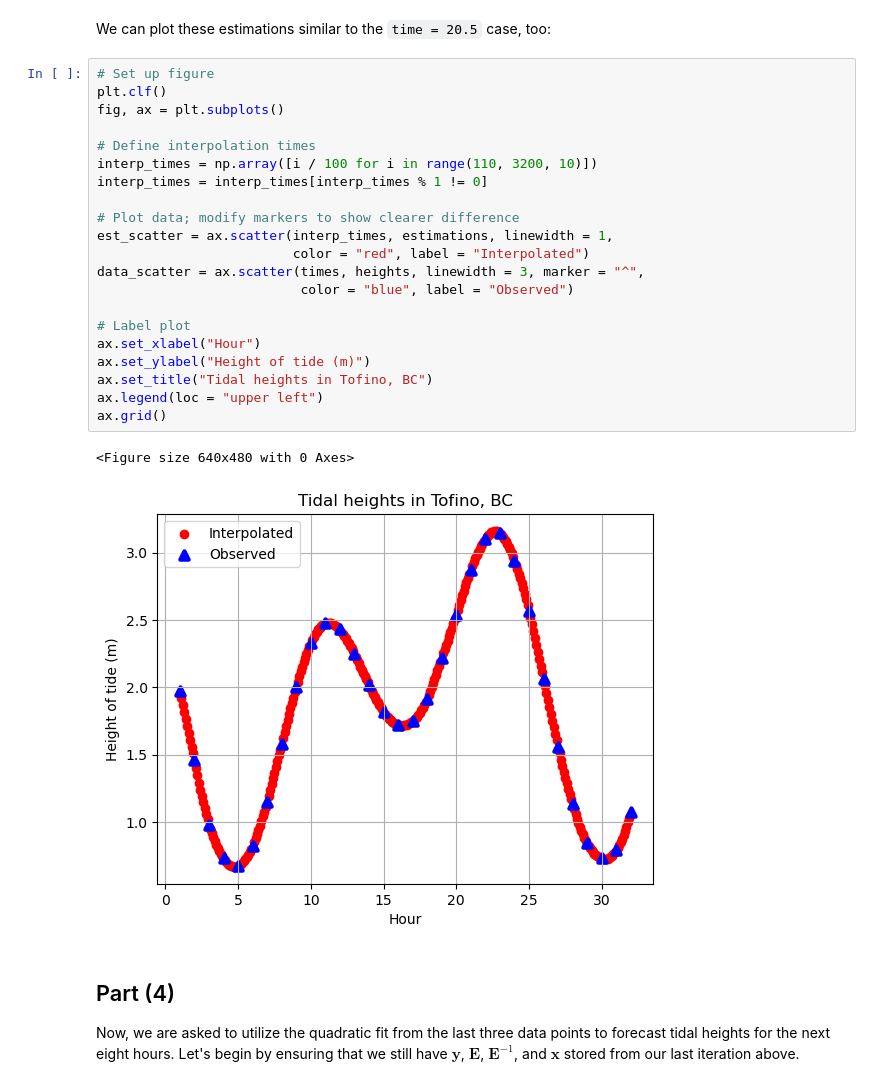
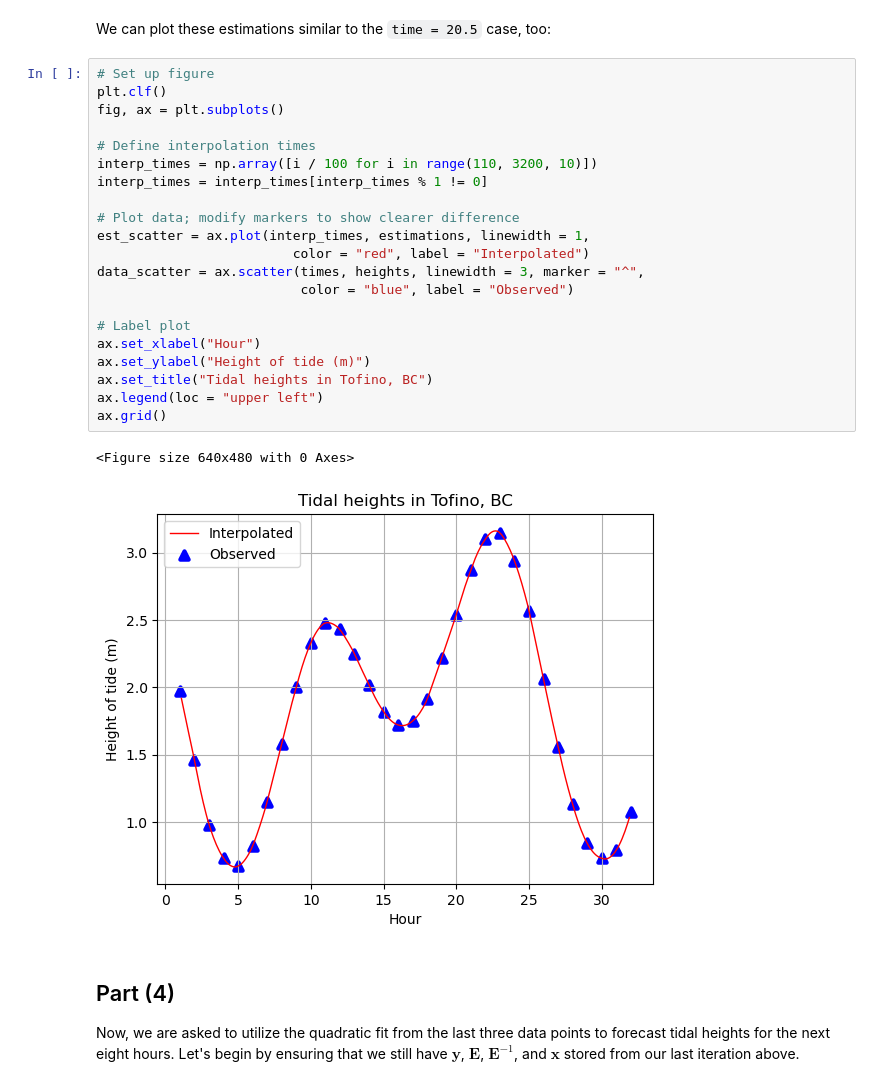
Before and after one commit to lemondoroshow/geoscienceModeling, a Jupyter notebook: oceanTides/ocean_tides.ipynb, the cells around one changed output. Drawn from its saved outputs; the diff is of its cells as text.

```diff
--- a/oceanTides/ocean_tides.ipynb
+++ b/oceanTides/ocean_tides.ipynb
@@ -196,27 +197,27 @@ We can plot these estimations similar to the `time = 20.5` case, too:
 # %%
 # Set up figure
 plt.clf()
 fig, ax = plt.subplots()
 
 # Define interpolation times
 interp_times = np.array([i / 100 for i in range(110, 3200, 10)])
 interp_times = interp_times[interp_times % 1 != 0]
 
 # Plot data; modify markers to show clearer difference
-est_scatter = ax.scatter(interp_times, estimations, linewidth = 1,
+est_scatter = ax.plot(interp_times, estimations, linewidth = 1,
                          color = "red", label = "Interpolated")
 data_scatter = ax.scatter(times, heights, linewidth = 3, marker = "^",
                           color = "blue", label = "Observed")
 
 # Label plot
 ax.set_xlabel("Hour")
 ax.set_ylabel("Height of tide (m)")
 ax.set_title("Tidal heights in Tofino, BC")
 ax.legend(loc = "upper left")
 ax.grid()
 # %% [output]
 <Figure size 640x480 with 0 Axes>
-[figure, old version]
+[figure, new version]
 # %% [markdown]
 ## Part (4)
 Now, we are asked to utilize the quadratic fit from the last three data points to forecast tidal heights for the next eight hours. Let's begin by ensuring that we still have $\mathbf{y}$, $\mathbf{E}$, $\mathbf{E}^{-1}$, and $\mathbf{x}$ stored from our last iteration above.
```
Also changed, not shown: parts of 17 cells of this notebook.
